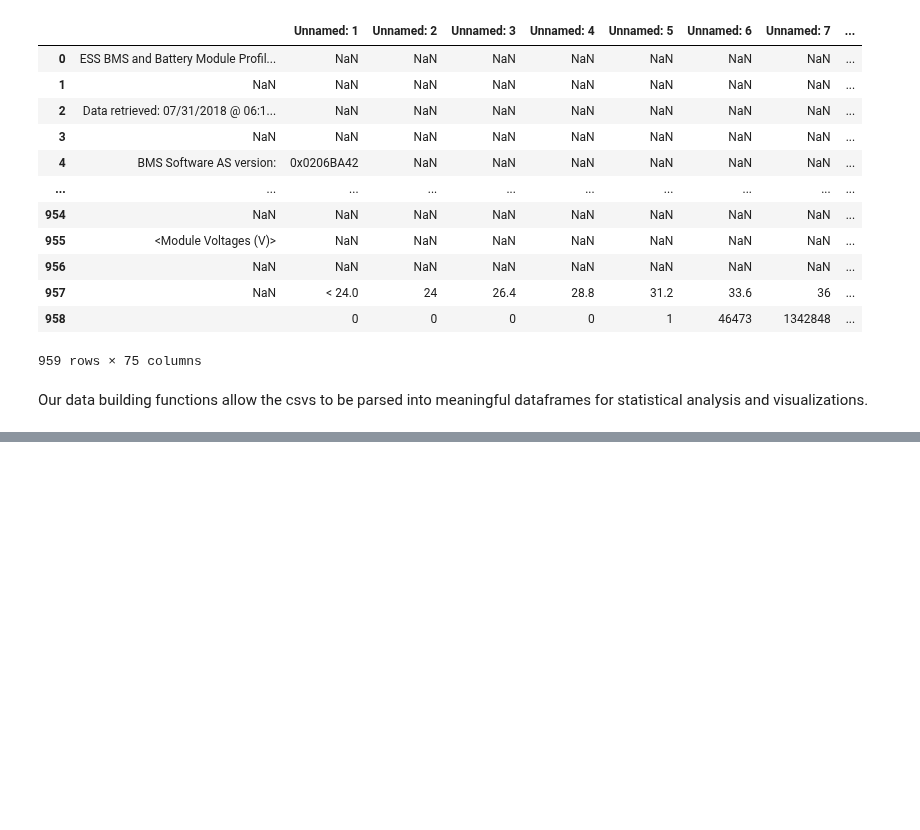
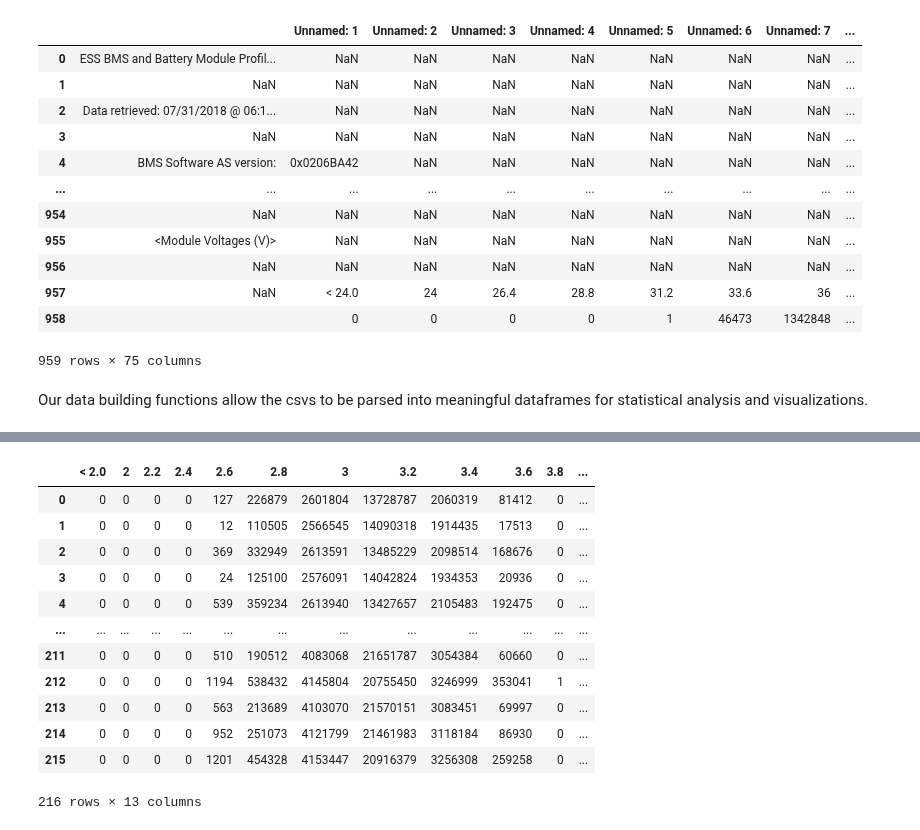
Before and after one commit to KCM-DIRECT/KCM-Data, a Jupyter notebook: Final example notebook.ipynb, the cells around one changed output, grey strips where cells are left out. Cells and saved outputs as stored; diff of their text form; code cells hidden in the pictures; blank space fills up the shorter version.

```diff
--- a/Final example notebook.ipynb
+++ b/Final example notebook.ipynb
@@ -45,0 +98,16 @@ Our data building functions allow the csvs to be parsed into meaningful datafram
+# %%
+build_data_vis.build_module_df(directory, 'bus_1/', 1)
+# %% [output]
+|  | < 2.0 | 2 | 2.2 | 2.4 | 2.6 | 2.8 | 3 | 3.2 | 3.4 | 3.6 | 3.8 | ... |
+| 0 | 0 | 0 | 0 | 0 | 127 | 226879 | 2601804 | 13728787 | 2060319 | 81412 | 0 | ... |
+| 1 | 0 | 0 | 0 | 0 | 12 | 110505 | 2566545 | 14090318 | 1914435 | 17513 | 0 | ... |
+| 2 | 0 | 0 | 0 | 0 | 369 | 332949 | 2613591 | 13485229 | 2098514 | 168676 | 0 | ... |
+| 3 | 0 | 0 | 0 | 0 | 24 | 125100 | 2576091 | 14042824 | 1934353 | 20936 | 0 | ... |
+| 4 | 0 | 0 | 0 | 0 | 539 | 359234 | 2613940 | 13427657 | 2105483 | 192475 | 0 | ... |
+| ... | ... | ... | ... | ... | ... | ... | ... | ... | ... | ... | ... | ... |
+| 211 | 0 | 0 | 0 | 0 | 510 | 190512 | 4083068 | 21651787 | 3054384 | 60660 | 0 | ... |
+| 212 | 0 | 0 | 0 | 0 | 1194 | 538432 | 4145804 | 20755450 | 3246999 | 353041 | 1 | ... |
+| 213 | 0 | 0 | 0 | 0 | 563 | 213689 | 4103070 | 21570151 | 3083451 | 69997 | 0 | ... |
+| 214 | 0 | 0 | 0 | 0 | 952 | 251073 | 4121799 | 21461983 | 3118184 | 86930 | 0 | ... |
+| 215 | 0 | 0 | 0 | 0 | 1201 | 454328 | 4153447 | 20916379 | 3256308 | 259258 | 0 | ... |
+216 rows × 13 columns
```
Also changed, not shown: parts of 21 cells of this notebook.
